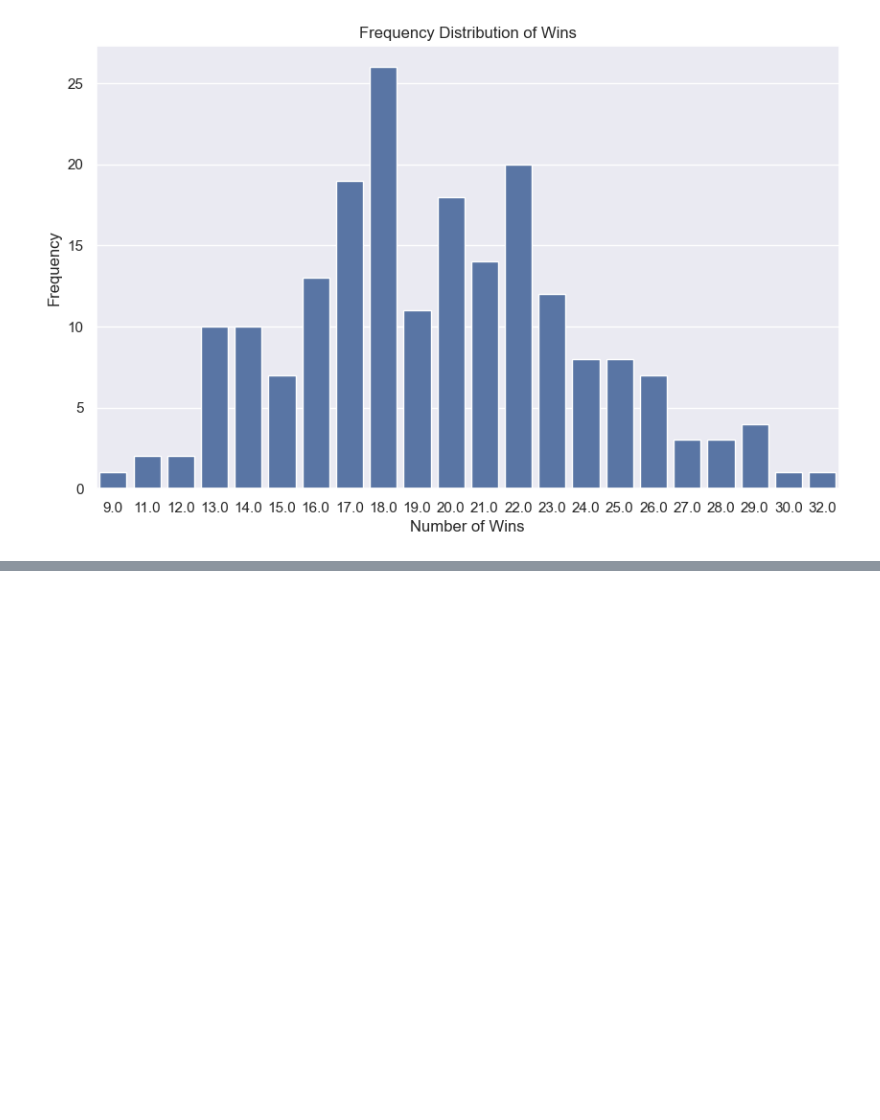
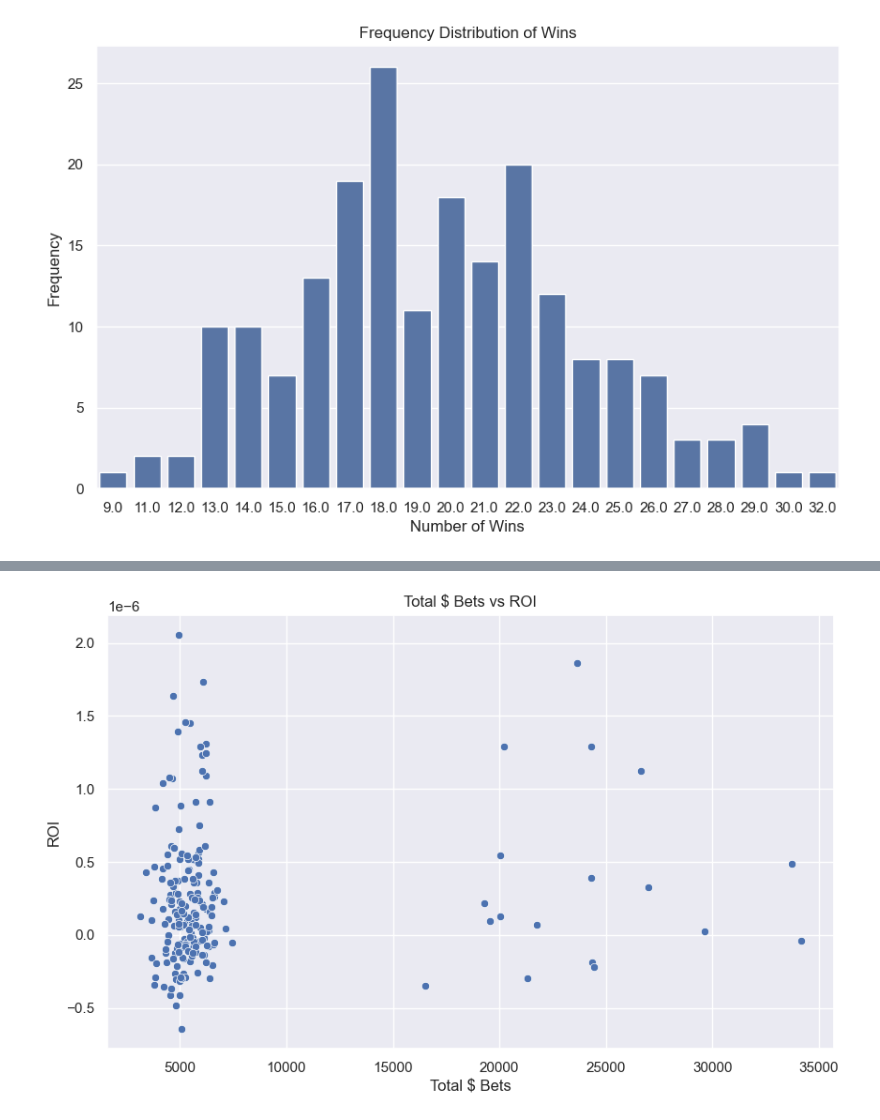
Before and after one commit to avidcyclist/prize_picks_practice, a Jupyter notebook: notebooks/tester.ipynb, the cells around one changed output, grey strips where cells are left out. Saved outputs shown, nothing was run; the diff lists cells and outputs as text; code cells hidden in the pictures; blank space fills up the shorter version.

```diff
--- a/notebooks/tester.ipynb
+++ b/notebooks/tester.ipynb
@@ -420,0 +520,9 @@ plt.show()
+# %%
+plt.figure(figsize=(10, 6))
+sns.scatterplot(data=df, x='Total $ Bets', y='ROI')
+plt.title('Total $ Bets vs ROI')
+plt.xlabel('Total $ Bets')
+plt.ylabel('ROI')
+plt.show()
+# %% [output]
+[figure, added]
```
Also changed, not shown: parts of 16 cells of this notebook, 2 other files.
